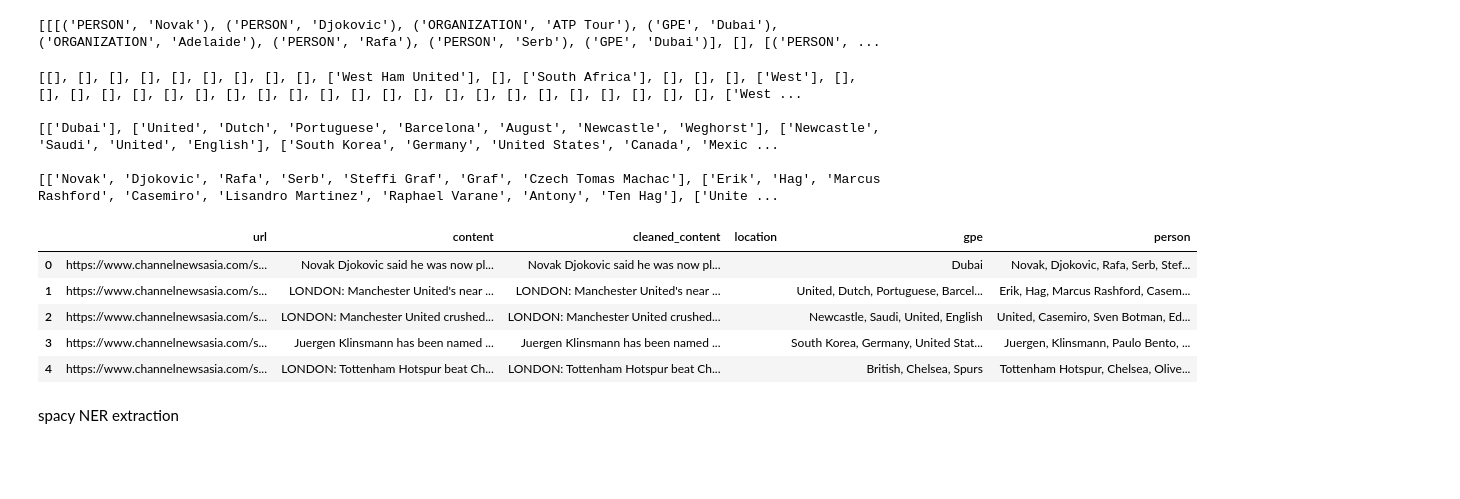
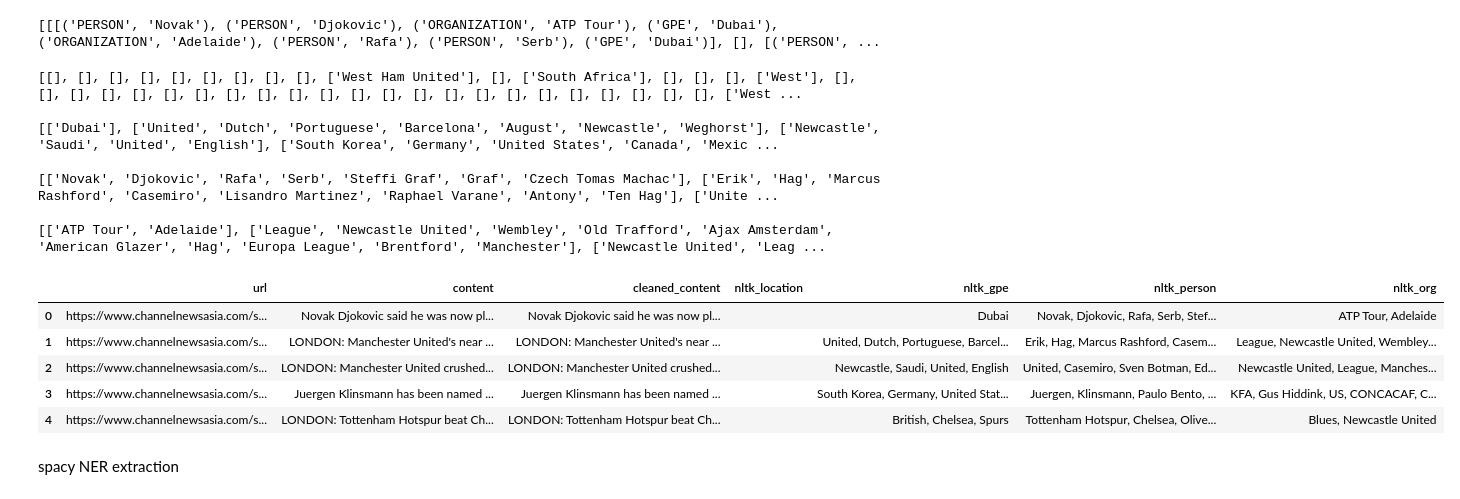
Before and after one commit to christine-kwan/News-Summarization, a Jupyter notebook: NER extraction.ipynb, the cells around one changed output. Cells and saved outputs as stored; diff of their text form; code cells hidden in the pictures; blank space fills up the shorter version.

```diff
--- a/NER extraction.ipynb
+++ b/NER extraction.ipynb
@@ -301,8 +326,9 @@ print(cna_content)
 location_with_brac = []
 gpe_with_brac = []
 person_with_brac = []
+org_with_brac = []
 
-ner_sorting(cna_content, location_with_brac, gpe_with_brac, person_with_brac)
+ner_sorting(cna_content, location_with_brac, gpe_with_brac, person_with_brac, org_with_brac)
 
 print(location_with_brac)
 print()
@@ -312,31 +338,37 @@ print()
 
 print(person_with_brac)
 print()
+
+print(org_with_brac)
 # %% [output]
 [[], [], [], [], [], [], [], [], [], ['West Ham United'], [], ['South Africa'], [], [], [], ['West'], [], [], [], [], [], [], [], [], [], [], [], [], [], [], [], [], [], [], [], [], [], [], [], ['West ...
 
 [['Dubai'], ['United', 'Dutch', 'Portuguese', 'Barcelona', 'August', 'Newcastle', 'Weghorst'], ['Newcastle', 'Saudi', 'United', 'English'], ['South Korea', 'Germany', 'United States', 'Canada', 'Mexic ...
 
 [['Novak', 'Djokovic', 'Rafa', 'Serb', 'Steffi Graf', 'Graf', 'Czech Tomas Machac'], ['Erik', 'Hag', 'Marcus Rashford', 'Casemiro', 'Lisandro Martinez', 'Raphael Varane', 'Antony', 'Ten Hag'], ['Unite ...
+
+[['ATP Tour', 'Adelaide'], ['League', 'Newcastle United', 'Wembley', 'Old Trafford', 'Ajax Amsterdam', 'American Glazer', 'Hag', 'Europa League', 'Brentford', 'Manchester'], ['Newcastle United', 'Leag ...
 # %%
 cna['location_with_brac'] = location_with_brac
 cna['gpe_with_brac'] = gpe_with_brac
 cna['person_with_brac'] = person_with_brac
+cna['org_with_brac'] = org_with_brac
 
-cna['location']=cna['location_with_brac'].apply(lambda x: ','.join(map(str, x)))
-cna['gpe'] = cna['gpe_with_brac'].apply(lambda x: ', '.join(map(str, x)))
-cna['person'] = cna['person_with_brac'].apply(lambda x: ', '.join(map(str, x)))
+cna['nltk_location']=cna['location_with_brac'].apply(lambda x: ','.join(map(str, x)))
+cna['nltk_gpe'] = cna['gpe_with_brac'].apply(lambda x: ', '.join(map(str, x)))
+cna['nltk_person'] = cna['person_with_brac'].apply(lambda x: ', '.join(map(str, x)))
+cna['nltk_org'] = cna['org_with_brac'].apply(lambda x: ', '.join(map(str, x)))
 
-cna = cna.drop(columns=['location_with_brac','gpe_with_brac','person_with_brac', 'Unnamed: 0'],axis = 1)
+cna = cna.drop(columns=['location_with_brac','gpe_with_brac','person_with_brac', 'org_with_brac', 'Unnamed: 0'],axis = 1)
 
 cna.head()
 # %% [output]
-|  | url | content | cleaned_content | location | gpe | person |
-| 0 | https://www.channelnewsasia.com/s... | Novak Djokovic said he was now pl... | Novak Djokovic said he was now pl... |  | Dubai | Novak, Djokovic, Rafa, Serb, Stef... |
-| 1 | https://www.channelnewsasia.com/s... | LONDON: Manchester United's near ... | LONDON: Manchester United's near ... |  | United, Dutch, Portuguese, Barcel... | Erik, Hag, Marcus Rashford, Casem... |
-| 2 | https://www.channelnewsasia.com/s... | LONDON: Manchester United crushed... | LONDON: Manchester United crushed... |  | Newcastle, Saudi, United, English | United, Casemiro, Sven Botman, Ed... |
-| 3 | https://www.channelnewsasia.com/s... | Juergen Klinsmann has been named ... | Juergen Klinsmann has been named ... |  | South Korea, Germany, United Stat... | Juergen, Klinsmann, Paulo Bento, ... |
-| 4 | https://www.channelnewsasia.com/s... | LONDON: Tottenham Hotspur beat Ch... | LONDON: Tottenham Hotspur beat Ch... |  | British, Chelsea, Spurs | Tottenham Hotspur, Chelsea, Olive... |
+|  | url | content | cleaned_content | nltk_location | nltk_gpe | nltk_person | nltk_org |
+| 0 | https://www.channelnewsasia.com/s... | Novak Djokovic said he was now pl... | Novak Djokovic said he was now pl... |  | Dubai | Novak, Djokovic, Rafa, Serb, Stef... | ATP Tour, Adelaide |
+| 1 | https://www.channelnewsasia.com/s... | LONDON: Manchester United's near ... | LONDON: Manchester United's near ... |  | United, Dutch, Portuguese, Barcel... | Erik, Hag, Marcus Rashford, Casem... | League, Newcastle United, Wembley... |
+| 2 | https://www.channelnewsasia.com/s... | LONDON: Manchester United crushed... | LONDON: Manchester United crushed... |  | Newcastle, Saudi, United, English | United, Casemiro, Sven Botman, Ed... | Newcastle United, League, Manches... |
+| 3 | https://www.channelnewsasia.com/s... | Juergen Klinsmann has been named ... | Juergen Klinsmann has been named ... |  | South Korea, Germany, United Stat... | Juergen, Klinsmann, Paulo Bento, ... | KFA, Gus Hiddink, US, CONCACAF, C... |
+| 4 | https://www.channelnewsasia.com/s... | LONDON: Tottenham Hotspur beat Ch... | LONDON: Tottenham Hotspur beat Ch... |  | British, Chelsea, Spurs | Tottenham Hotspur, Chelsea, Olive... | Blues, Newcastle United |
 # %% [markdown]
 spacy NER extraction
 # %%
```
Also changed, not shown: parts of 9 cells of this notebook, 2 other files.
